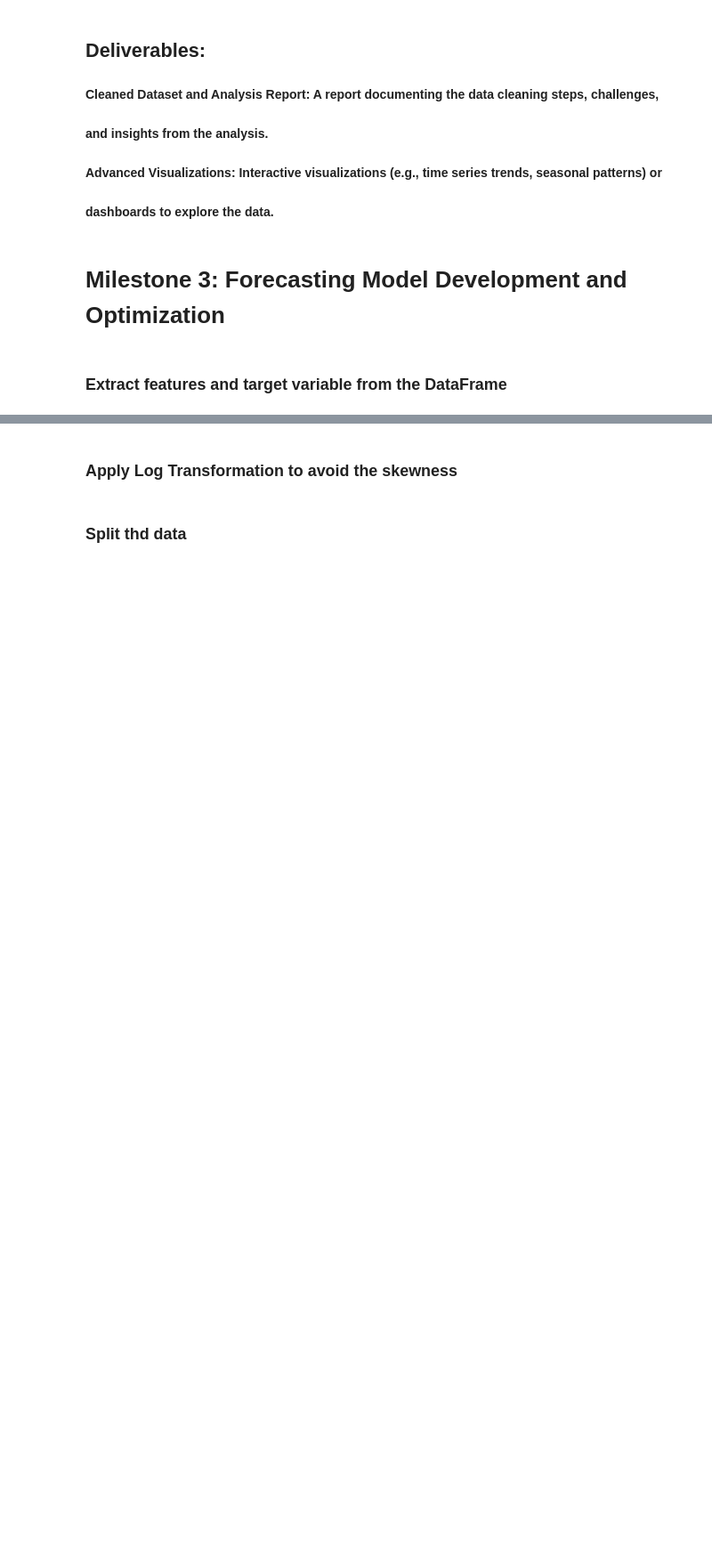
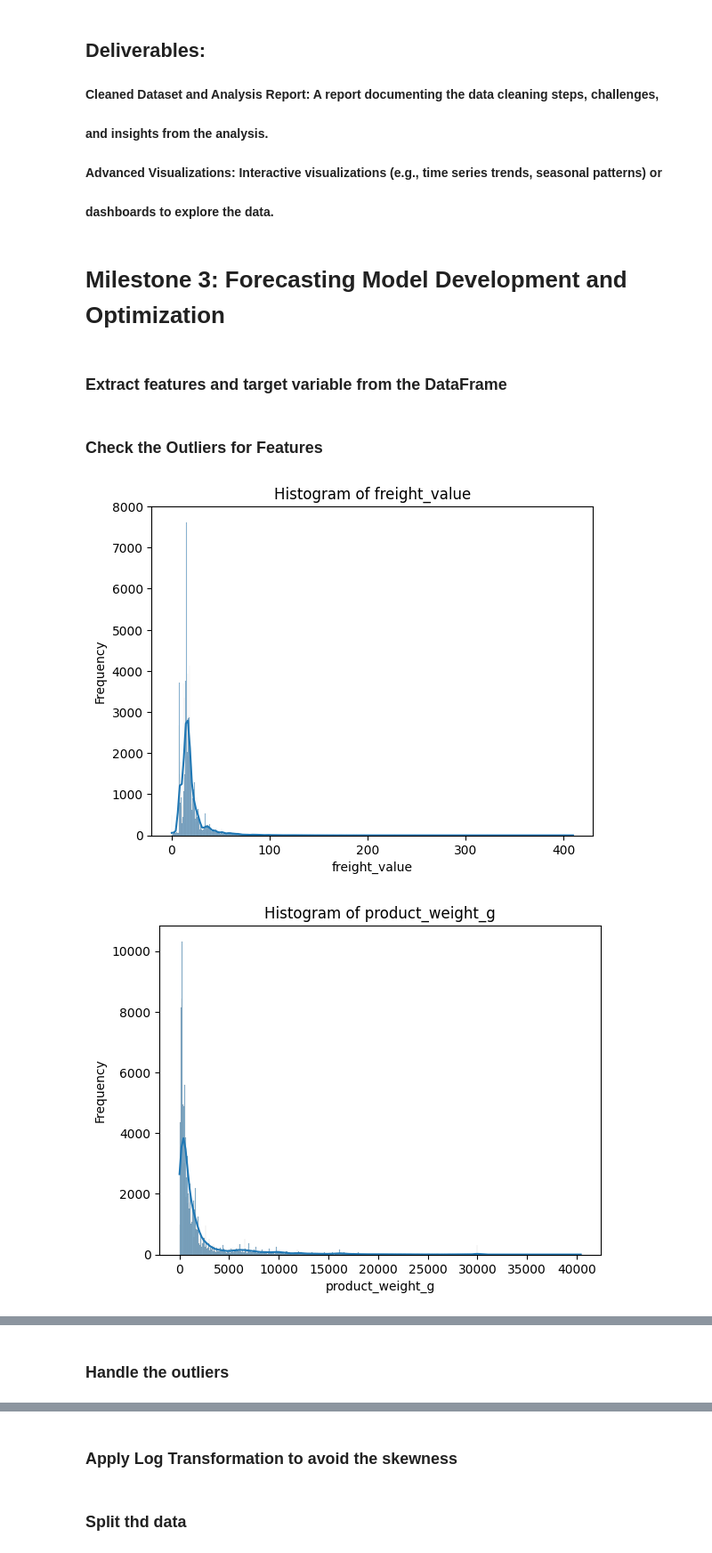
Before and after one commit to SeifMahmoud63/Graduation-Project-from-DEPI-Scholarship, a Jupyter notebook: code/DEPI_Project .ipynb, the cells around one changed output, grey strips where cells are left out. Shown at 89% size. Saved outputs shown, nothing was run; the diff lists cells and outputs as text; code cells hidden in the pictures; blank space fills up the shorter version.

```diff
--- a/code/DEPI_Project .ipynb
+++ b/code/DEPI_Project .ipynb
@@ -1345,0 +1364,14 @@ y=df['price']
+# %% [markdown]
+### Check the Outliers for Features
+# %%
+outlier= ['freight_value', 'product_weight_g','product_description_lenght']
+
+for col in outlier:
+    sns.histplot(df[col], kde=True)
+    plt.title(f"Histogram of {col}")
+    plt.xlabel(col)
+    plt.ylabel("Frequency")
+    plt.show()
+# %% [output]
+[figure, added]
+[figure, added]
@@ -1345,0 +1379,2 @@ y=df['price']
+# %% [markdown]
+### Handle the outliers
```
Also changed, not shown: parts of 22 cells of this notebook.
